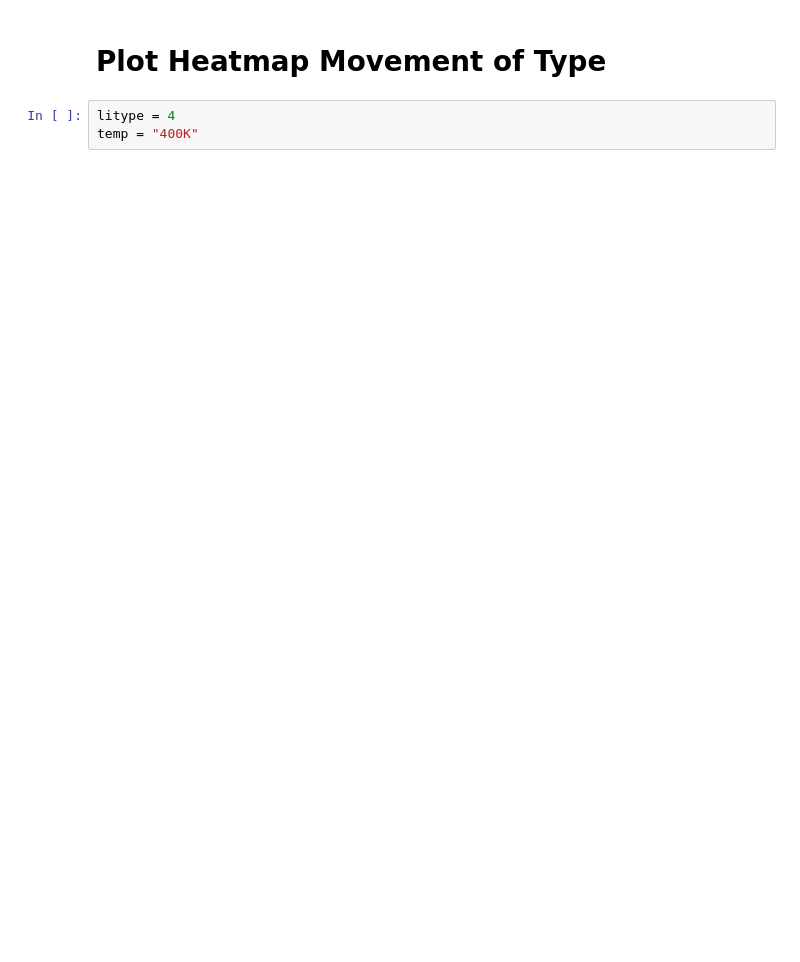
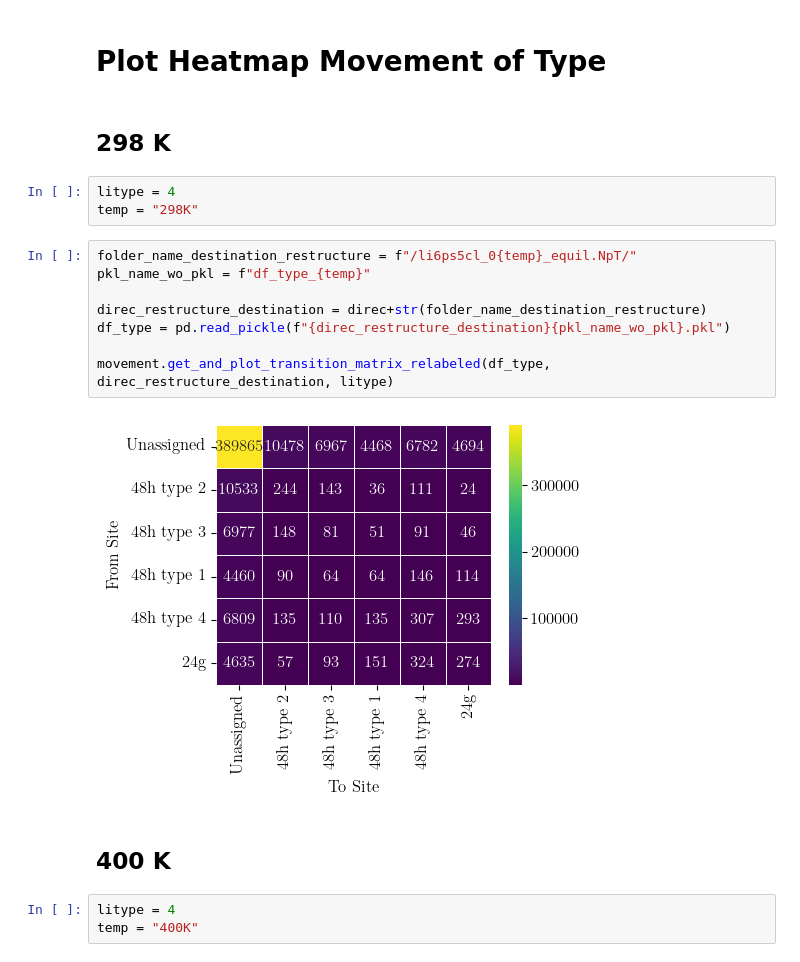
Before and after one commit to a-firdaus/LitMove, a Jupyter notebook: all_plots.ipynb, the cells around one changed output. Cells and saved outputs as stored; diff of their text form; blank space fills up the shorter version.

```diff
--- a/all_plots.ipynb
+++ b/all_plots.ipynb
@@ -253,5 +267,22 @@ plt.show()
 # %% [markdown]
 # Plot Heatmap Movement of Type
+# %% [markdown]
+## 298 K
+# %%
+litype = 4
+temp = "298K"
+# %%
+folder_name_destination_restructure = f"/li6ps5cl_0{temp}_equil.NpT/"
+pkl_name_wo_pkl = f"df_type_{temp}"
+
+direc_restructure_destination = direc+str(folder_name_destination_restructure)
+df_type = pd.read_pickle(f"{direc_restructure_destination}{pkl_name_wo_pkl}.pkl")
+
+movement.get_and_plot_transition_matrix_relabeled(df_type, direc_restructure_destination, litype)
+# %% [output]
+[figure, added]
+# %% [markdown]
+## 400 K
 # %%
 litype = 4
 temp = "400K"
```
Also changed, not shown: parts of 12 cells of this notebook, 13 other files.
